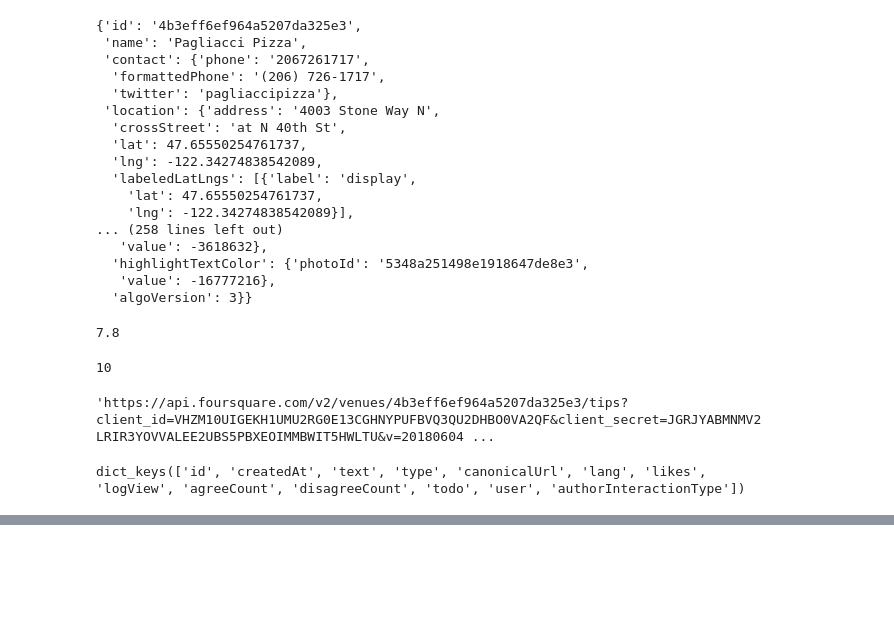
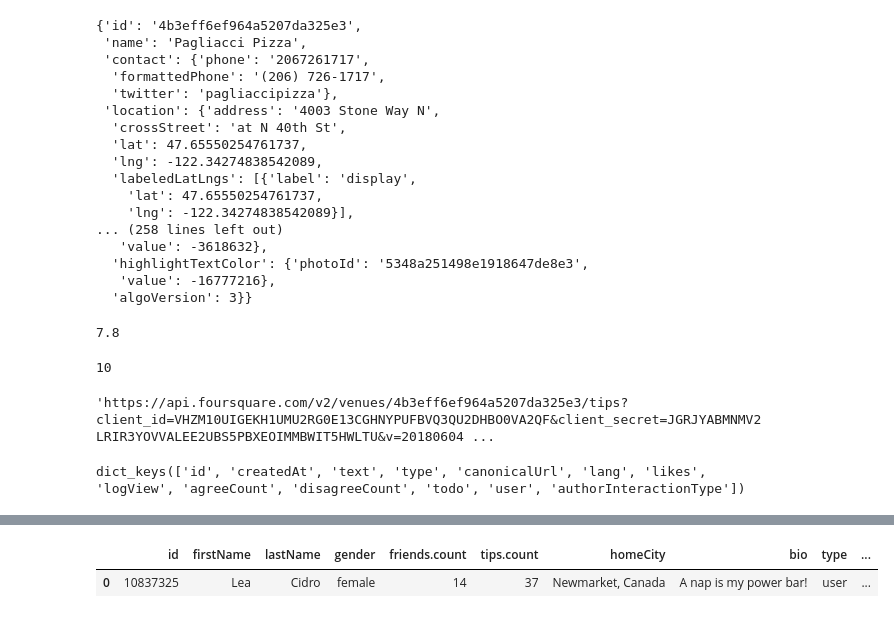
Before and after one commit to cwong690/Applied-Data-Science-Capstone, a Jupyter notebook: Coursera-Capstone.ipynb, the cells around one changed output, grey strips where cells are left out. Drawn from its saved outputs; the diff is of its cells as text; code cells hidden in the pictures; blank space fills up the shorter version.

```diff
--- a/Coursera-Capstone.ipynb
+++ b/Coursera-Capstone.ipynb
@@ -341,0 +369,11 @@ user_data.keys()
+# %%
+pd.set_option('display.max_colwidth', -1)
+user_df = json_normalize(user_data)
+
+user_filter_cols = ['id', 'firstName', 'lastName', 'gender', 'friends.count', 'tips.count', 'homeCity', 'bio', 'type', 'checkins.count', 'lists.count']
+user_filtered = user_df.loc[:, user_filter_cols]
+
+user_filtered
+# %% [output]
+|  | id | firstName | lastName | gender | friends.count | tips.count | homeCity | bio | type | ... |
+| 0 | 10837325 | Lea | Cidro | female | 14 | 37 | Newmarket, Canada | A nap is my power bar! | user | ... |
```
Also changed, not shown: parts of 9 cells of this notebook, 1 other file.
